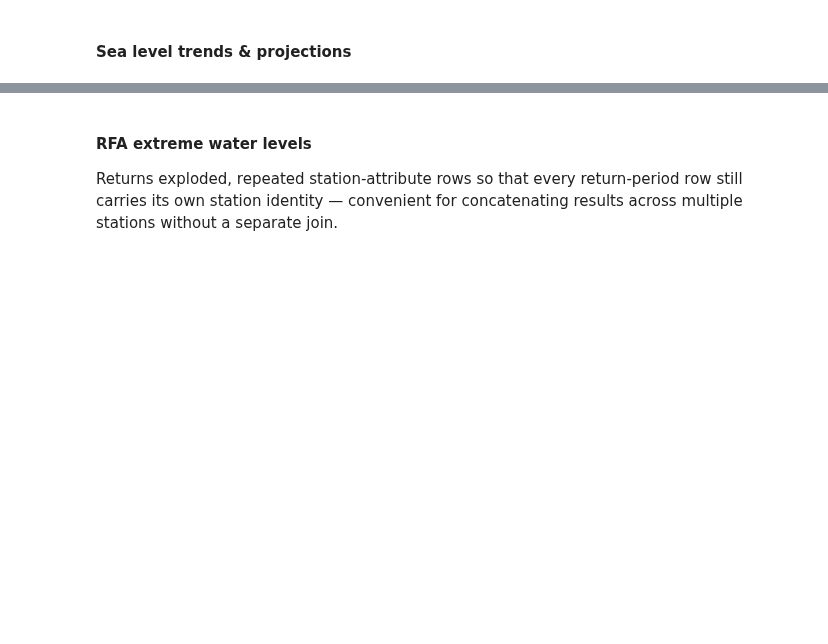
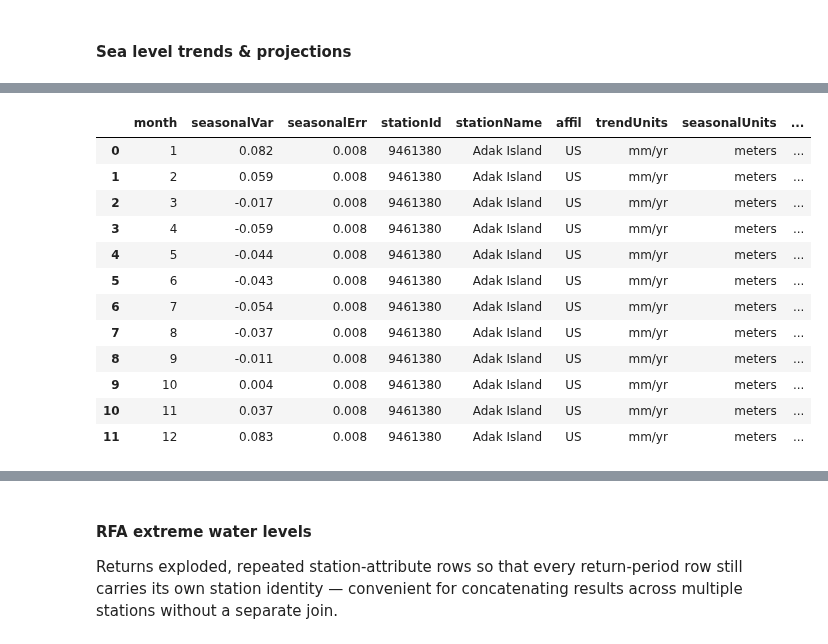
Before and after one commit to GClunies/noaa_coops, a Jupyter notebook: noaa_coops_new_features_tutorial.ipynb, the cells around one changed output, grey strips where cells are left out. Saved outputs shown, nothing was run; the diff lists cells and outputs as text; code cells hidden in the pictures; blank space fills up the shorter version.

Commit message:
Edit notebook tutorial with accurate details

```diff
--- a/noaa_coops_new_features_tutorial.ipynb
+++ b/noaa_coops_new_features_tutorial.ipynb
@@ -96 +145,18 @@ a.get_derived_product(product="sea_level_trends")
+# %%
+a = Station("9461380")
+a.get_derived_product(product="sea_level_trends",detail="seasonal_cycle")
+# %% [output]
+|  | month | seasonalVar | seasonalErr | stationId | stationName | affil | trendUnits | seasonalUnits | ... |
+| 0 | 1 | 0.082 | 0.008 | 9461380 | Adak Island | US | mm/yr | meters | ... |
+| 1 | 2 | 0.059 | 0.008 | 9461380 | Adak Island | US | mm/yr | meters | ... |
+| 2 | 3 | -0.017 | 0.008 | 9461380 | Adak Island | US | mm/yr | meters | ... |
+| 3 | 4 | -0.059 | 0.008 | 9461380 | Adak Island | US | mm/yr | meters | ... |
+| 4 | 5 | -0.044 | 0.008 | 9461380 | Adak Island | US | mm/yr | meters | ... |
+| 5 | 6 | -0.043 | 0.008 | 9461380 | Adak Island | US | mm/yr | meters | ... |
+| 6 | 7 | -0.054 | 0.008 | 9461380 | Adak Island | US | mm/yr | meters | ... |
+| 7 | 8 | -0.037 | 0.008 | 9461380 | Adak Island | US | mm/yr | meters | ... |
+| 8 | 9 | -0.011 | 0.008 | 9461380 | Adak Island | US | mm/yr | meters | ... |
+| 9 | 10 | 0.004 | 0.008 | 9461380 | Adak Island | US | mm/yr | meters | ... |
+| 10 | 11 | 0.037 | 0.008 | 9461380 | Adak Island | US | mm/yr | meters | ... |
+| 11 | 12 | 0.083 | 0.008 | 9461380 | Adak Island | US | mm/yr | meters | ... |
 # %% [markdown]
```
Also changed, not shown: parts of 21 cells of this notebook.
